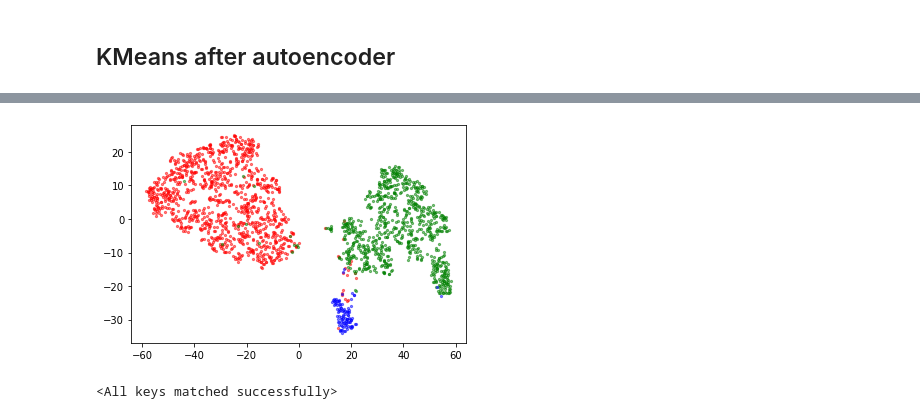
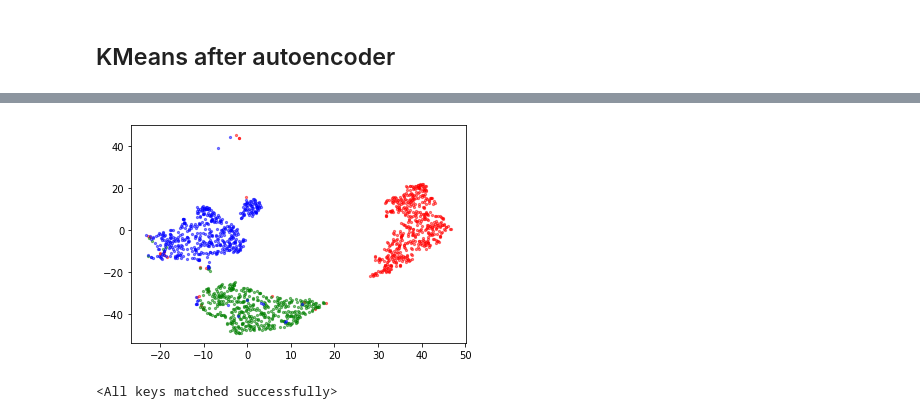
Before and after one commit to timodw/time_series_preprocessing, a Jupyter notebook: preprocessing.ipynb, the cells around one changed output, grey strips where cells are left out. Saved outputs shown, nothing was run; the diff lists cells and outputs as text; code cells hidden in the pictures.

```diff
--- a/preprocessing.ipynb
+++ b/preprocessing.ipynb
@@ -256,7 +273,7 @@ def evaluation_with_cv(data_per_horse, n_classes, n_folds=4, n_iter=5, method='k
 # Neck dataset processing
 # %%
 root_folder = Path('datasets/HorsingAround/data/csv')
-movements_of_interest = ('galloping', 'trotting', 'walking')
+movements_of_interest = ('galloping', 'trotting', 'walking', 'standing')
 label_mapping = {m: i for i, m in enumerate(movements_of_interest[::-1])}
 # label_mapping = defaultdict(lambda: 1)
 # label_mapping['standing'] = 0
@@ -284,6 +301,7 @@ sg_filtering = False
 sg_window_size = 25
 sg_degree = 2
 shift_mass = False
+balancing = True
 # %%
 # Get list of the amount of activities per horse
 activity_distribution = pd.read_csv(root_folder / 'activity_distribution.csv')
@@ -400,6 +418,8 @@ training_horses, validation_horses = \
 
 X_train = np.concatenate([data_per_horse[horse][0] for horse in training_horses])
 y_train = np.concatenate([data_per_horse[horse][1] for horse in training_horses])
+if balancing:
+    X_train, y_train = balance_dataset(X_train, y_train)
 X_train, y_train = shuffle(X_train, y_train, random_state=45)
 
 X_val = np.concatenate([data_per_horse[horse][0] for horse in validation_horses])
@@ -461,7 +485,7 @@ class DenseEncoder(torch.nn.Module):
         for i in range(1, len(self.layer_sizes)):
             layers.append(torch.nn.Linear(in_features=self.layer_sizes[i-1], out_features=self.layer_sizes[i]))
             if i != len(self.layer_sizes) - 1:
-                layers.append(torch.nn.ReLU())
+                layers.append(torch.nn.LeakyReLU(.2))
         self.model = torch.nn.Sequential(*layers)
 
     def forward(self, X):
@@ -481,7 +505,7 @@ class DenseDecoder(torch.nn.Module):
         for i in range(1, len(self.layer_sizes)):
             layers.append(torch.nn.Linear(in_features=self.layer_sizes[i-1], out_features=self.layer_sizes[i]))
             if i != len(self.layer_sizes) - 1:
-                layers.append(torch.nn.ReLU())
+                layers.append(torch.nn.LeakyReLU(.2))
         self.model = torch.nn.Sequential(*layers)
 
     def forward(self, z):
@@ -552,8 +576,10 @@ class ClusteringLayer(torch.nn.Module):
         self.latent_dim = latent_dim
         self.alpha = alpha
         self.cluster_centers = torch.nn.Parameter(cluster_centers)
+        #self.dropout = torch.nn.Dropout(.2)
 
     def forward(self, z):
+        #z = self.dropout(z)
         squared_norm = torch.sum((z.unsqueeze(1) - self.cluster_centers)**2, 2)
         numerator = (1.0 + squared_norm / self.alpha)**(-(self.alpha + 1) / 2)
         t_dist = (numerator.t() / torch.sum(numerator, 1)).t()
@@ -812,12 +849,12 @@ plt.show()
 # %% [markdown]
 ## KMeans after autoencoder
 # %%
-dense_encoder = DenseEncoder(100, 10, layer_sizes=[512, 512])
-dense_decoder = DenseDecoder(10, 100, layer_sizes=[512, 512])
+dense_encoder = DenseEncoder(100, 10, layer_sizes=[500, 500])
+dense_decoder = DenseDecoder(10, 100, layer_sizes=[500, 500])
 
 pretraining(dense_encoder, dense_decoder,
             X_train, X_val,
-            epochs=200, lr=1E-5,
+            epochs=200, lr=1E-3, batch_size=1024,
             device=device, with_noise=False)
 # %% [output]
 Training using device: cuda
@@ -840,12 +877,14 @@ Validation time: 0.01s; Validation loss: 0.00074;
 # %%
-X_enc = TSNE(perplexity=50, random_state=45).fit_transform(dense_encoder(torch.from_numpy(X_train[:2000]).to(device).to(torch.float32)).detach().cpu().numpy())
+X_torch = torch.from_numpy(X_train[:2000])
+X_enc = TSNE(perplexity=50, random_state=45).fit_transform(dense_encoder((X_torch + .0 * torch.randn_like(X_torch))\
+                                                                         .to(device).to(torch.float32)).detach().cpu().numpy())
 
 colors = ['r', 'g', 'b']
 for label in range(3):
     plt.scatter(X_enc[y_train[:2000] == label, 0], X_enc[y_train[:2000] == label, 1], color=colors[label], s=5, alpha=.5)
 plt.show()
 # %% [output]
-[figure, old version]
+[figure, new version]
 # %%
 model_folder = Path('models/equine')
 model_folder.mkdir(exist_ok=True, parents=True)
```
Also changed, not shown: parts of 31 cells of this notebook, 2 other files.
